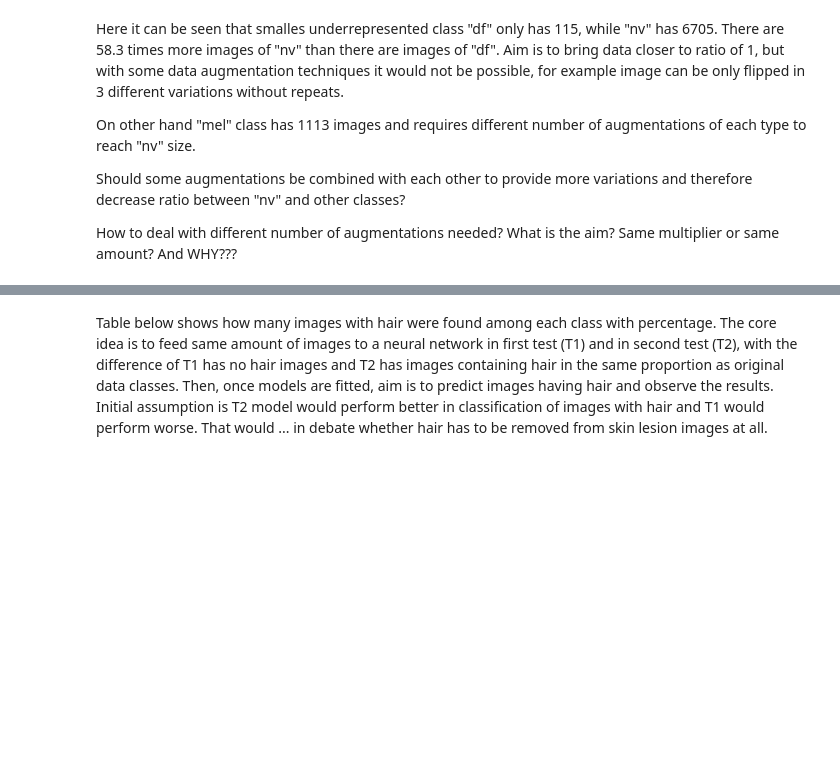
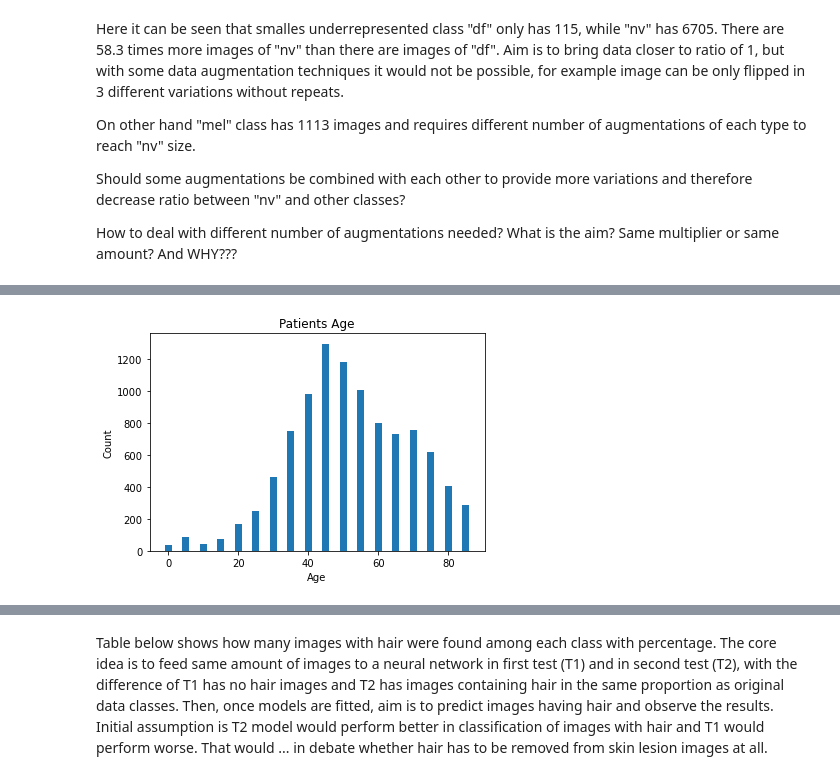
Before and after one commit to gitfolder/capstone, a Jupyter notebook: Code/EDA/EDA.ipynb, the cells around one changed output, grey strips where cells are left out. Cells and saved outputs as stored; diff of their text form; code cells hidden in the pictures; blank space fills up the shorter version.

```diff
--- a/Code/EDA/EDA.ipynb
+++ b/Code/EDA/EDA.ipynb
@@ -103,0 +139,9 @@ How to deal with different number of augmentations needed? What is the aim? Same
+# %%
+data_age = df_meta.age.groupby(df_meta.age).count()
+plt.bar(data_age.index, data_age.values, width=2)
+plt.title("Patients Age")
+plt.xlabel("Age")
+plt.ylabel("Count")
+plt.show();
+# %% [output]
+[figure, added]
```
Also changed, not shown: parts of 38 cells of this notebook, 1 other file.
